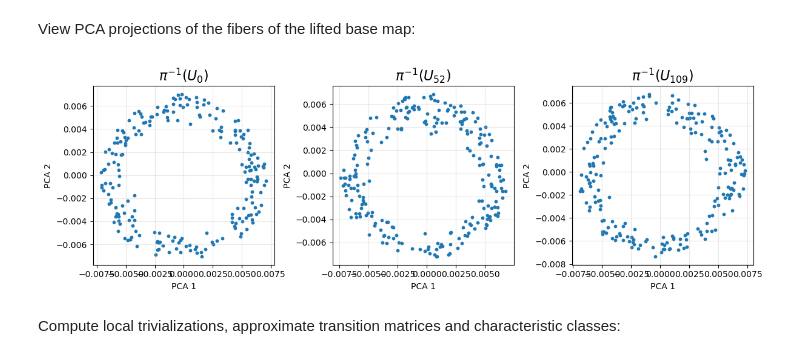
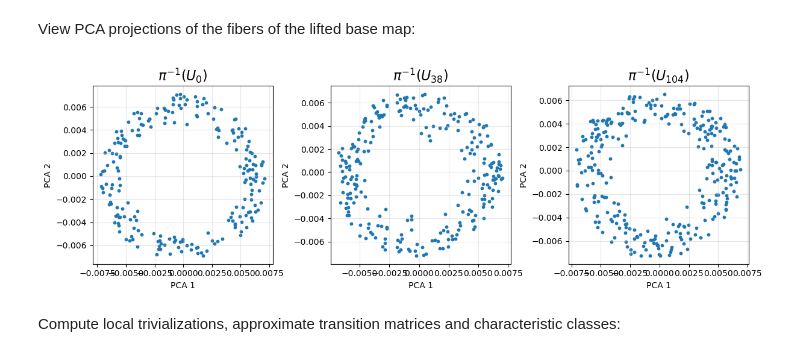
Before and after one commit to bradturow/Circle_Bundles, a Jupyter notebook: notebooks/tutorials/core/06_star_density_unwrapping.ipynb, the cells around one changed output. Saved outputs shown, nothing was run; the diff lists cells and outputs as text; code cells hidden in the pictures.

```diff
--- a/notebooks/tutorials/core/06_star_density_unwrapping.ipynb
+++ b/notebooks/tutorials/core/06_star_density_unwrapping.ipynb
@@ -292,11 +282,13 @@ s2_bundle = cb.Bundle(data, cover = s2_cover, show_summary = True)
 # %% [markdown]
 View PCA projections of the fibers of the lifted base map:
 # %%
-fiber_ids, idx_list, proj_list = cb.get_local_pca(data, s2_cover.U, to_view = [0, 52,109])
-fig, axes = cb.plot_local_pca(fiber_ids, proj_list, n_cols = 3)
+fig, axes = cb.get_local_pca(data = data,
+                             U = s2_cover.U,
+                             to_view = [0, 38, 104]
+                             )
 plt.show()
 # %% [output]
-[figure, old version]
+[figure, new version]
 # %% [markdown]
 Compute local trivializations, approximate transition matrices and characteristic classes:
 # %%
```
Also changed, not shown: parts of 14 cells of this notebook, 3 other files.
